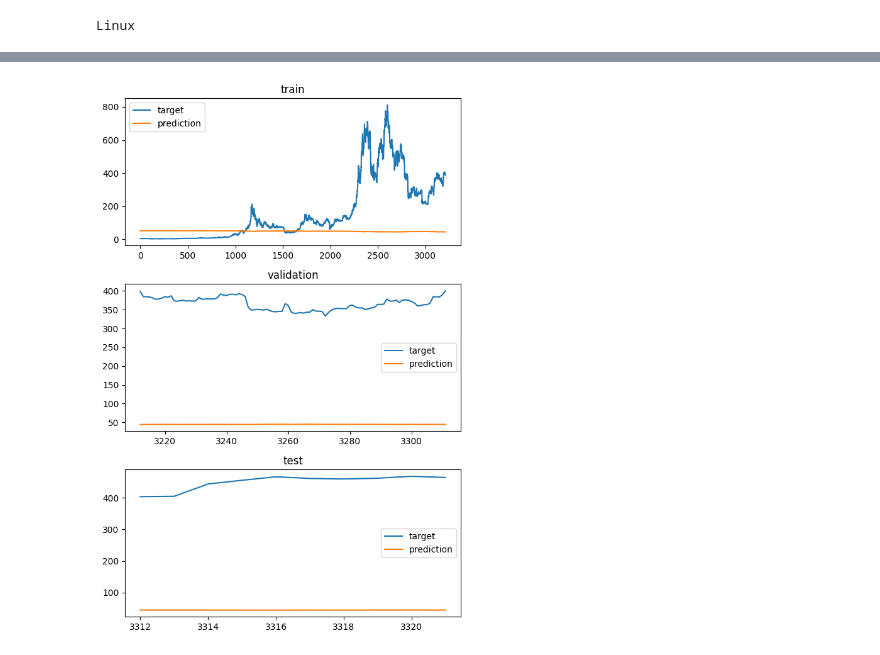
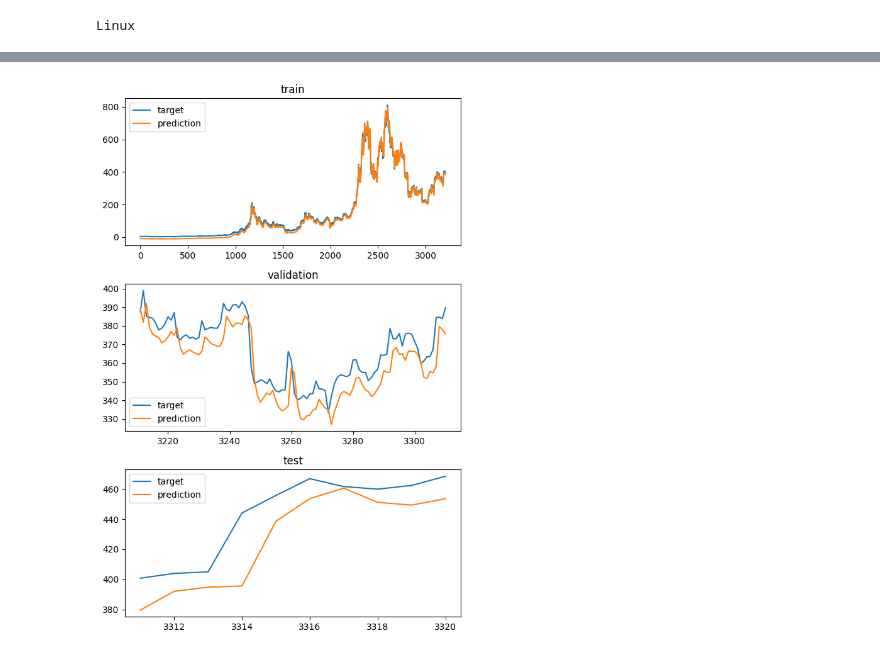
Before and after one commit to SINHS04/CSE533, a Jupyter notebook: Assignment/hw4/Homework_4_3.ipynb, the cells around one changed output, grey strips where cells are left out. Drawn from its saved outputs; the diff is of its cells as text; code cells hidden in the pictures.

```diff
--- a/Assignment/hw4/Homework_4_3.ipynb
+++ b/Assignment/hw4/Homework_4_3.ipynb
@@ -452,7 +452,8 @@ class CryptoCurrencyDataset(Dataset):
 def get_cryptocurrency_data(
     sequence_size=10, validation_size=100, test_size=10, target_column='Close', y_normalizer=1.0e7, is_regression=True
 ):
-  btc_krw_path = os.path.join("data", "BTC_KRW.csv")
+  # btc_krw_path = os.path.join("data", "BTC_KRW.csv")
+  btc_krw_path = os.path.join("data", "BTC_KRW_add.csv")
   df = pd.read_csv(btc_krw_path)
   row_size = len(df)
   # ['Date', 'Open', 'High', 'Low', 'Close', 'Volume']
@@ -543,28 +544,3 @@ def get_cryptocurrency_data(
       y_train_classification, y_validation_classification, y_test_classification,
       y_train_date, y_validation_date, y_test_date
     )
-
-
-if __name__ == "__main__":
-  is_regression = False
-
-  X_train, X_validation, X_test, y_train, y_validation, y_test, y_train_date, y_validation_date, y_test_date \
-    = get_cryptocurrency_data(
-    sequence_size=10, validation_size=100, test_size=10,
-    target_column='Close', y_normalizer=1.0e7, is_regression=is_regression
-  )
-
-  train_crypto_currency_dataset = CryptoCurrencyDataset(X=X_train, y=y_train, is_regression=is_regression)
-  validation_crypto_currency_dataset = CryptoCurrencyDataset(X=X_validation, y=y_validation, is_regression=is_regression)
-  test_crypto_currency_dataset = CryptoCurrencyDataset(X=X_test, y=y_test, is_regression=is_regression)
-
-  train_data_loader = DataLoader(
-    dataset=train_crypto_currency_dataset,
-    batch_size=32,
-    shuffle=True,
-    drop_last=True
-  )
-
-  for idx, batch in enumerate(train_data_loader):
-    input, target = batch
-    print("{0} - {1}: {2}, {3}".format(idx, input.shape, target.shape, target))
@@ -594,10 +552,10 @@ from datetime import datetime
 import os
 import wandb
 
-CHECKPOINT_FILE_PATH = os.path.join("checkpoints_regression")
+CHECKPOINT_FILE_PATH = os.path.join("checkpoints_regression_add")
 
 if not os.path.isdir(CHECKPOINT_FILE_PATH):
-  os.makedirs(os.path.join("checkpoints_regression"))
+  os.makedirs(os.path.join("checkpoints_regression_add"))
 
 
 def get_btc_krw_data(sequence_size=15, validation_size=150, test_size=30, is_regression=True):
@@ -638,7 +596,7 @@ def get_model():
       x = self.fcn(x)
       return x
 
-  my_model = MyModel(n_input=5, n_output=1)
+  my_model = MyModel(n_input=6, n_output=1)
 
   return my_model
 
@@ -653,14 +611,14 @@ def main(args):
     'learning_rate': args.learning_rate,
     'early_stop_patience': args.early_stop_patience,
     'early_stop_delta': args.early_stop_delta,
-    'weight_decay': 0.0
+    'weight_decay': args.weight_decay
   }
 
-  project_name = "lstm_regression_btc_krw"
+  project_name = "lstm_regression_btc_krw_add"
   wandb.init(
     mode="online" if args.wandb else "disabled",
     project=project_name,
-    notes="btc_krw experiment with lstm",
+    notes="btc_krw_add experiment with lstm",
     tags=["lstm", "regression", "btc_krw"],
     name=run_time_str,
     config=config
@@ -721,10 +694,10 @@ import os
 from pathlib import Path
 
 
-CHECKPOINT_FILE_PATH = os.path.join("checkpoints_regression")
+CHECKPOINT_FILE_PATH = os.path.join("checkpoints_regression_add")
 
 if not os.path.isdir(CHECKPOINT_FILE_PATH):
-  os.makedirs(os.path.join("checkpoints_regression"))
+  os.makedirs(os.path.join("checkpoints_regression_add"))
 
 
 def test(test_model):
@@ -855,4 +828,4 @@ MODEL FILE: checkpoints/lstm_regression_btc_krw_checkpoint_latest.pt
-[figure, old version]
+[figure, new version]
 # %%
 import torch
 from torch import nn, optim
```
Also changed, not shown: parts of 8 cells of this notebook, 1 other file.
